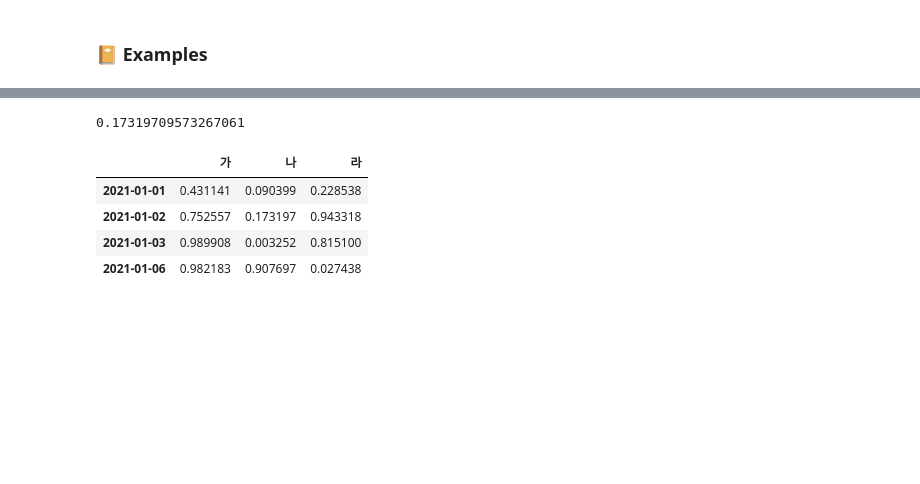
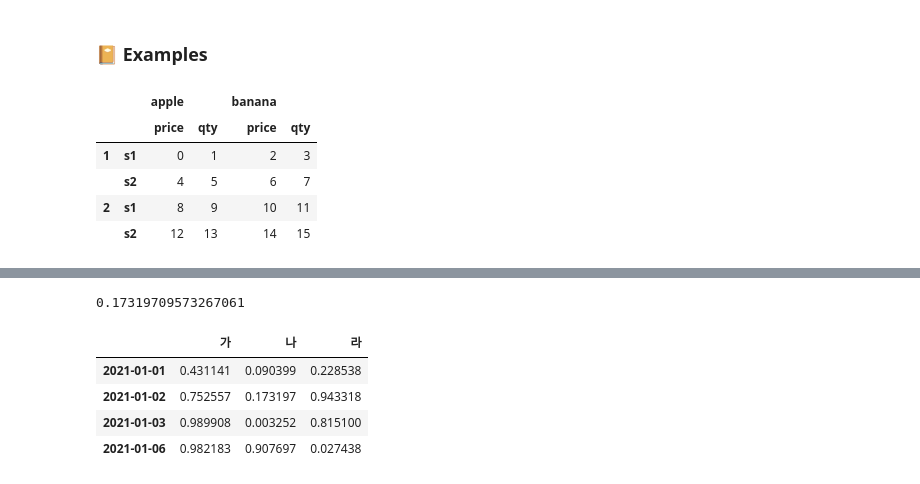
Before and after one commit to hw79chopin/Python3-Codebook, a Jupyter notebook: 2-2. Pandas/[Pandas] Python3 Codebook.ipynb, the cells around one changed output, grey strips where cells are left out. Drawn from its saved outputs; the diff is of its cells as text; code cells hidden in the pictures; blank space fills up the shorter version.

Commit message:
'Intro to Data structures' contents added

```diff
--- a/2-2. Pandas/[Pandas] Python3 Codebook.ipynb
+++ b/2-2. Pandas/[Pandas] Python3 Codebook.ipynb
@@ -77,0 +88,16 @@ pd.set_option('display.max_rows', 200)
+# %%
+# Creating MultiIndexed Frame
+pd.DataFrame(np.arange(16).reshape(4,4),
+
+                         index = [[1,1,2,2],['s1','s2','s1','s2']],
+
+                         columns = [['apple','apple','banana','banana'], ['price','qty','price','qty']],
+
+                         )
+# %% [output]
+|  |  | apple |  | banana |  |
+|  |  | price | qty | price | qty |
+| 1 | s1 | 0 | 1 | 2 | 3 |
+|  | s2 | 4 | 5 | 6 | 7 |
+| 2 | s1 | 8 | 9 | 10 | 11 |
+|  | s2 | 12 | 13 | 14 | 15 |
```
Also changed, not shown: parts of 5 cells of this notebook.
